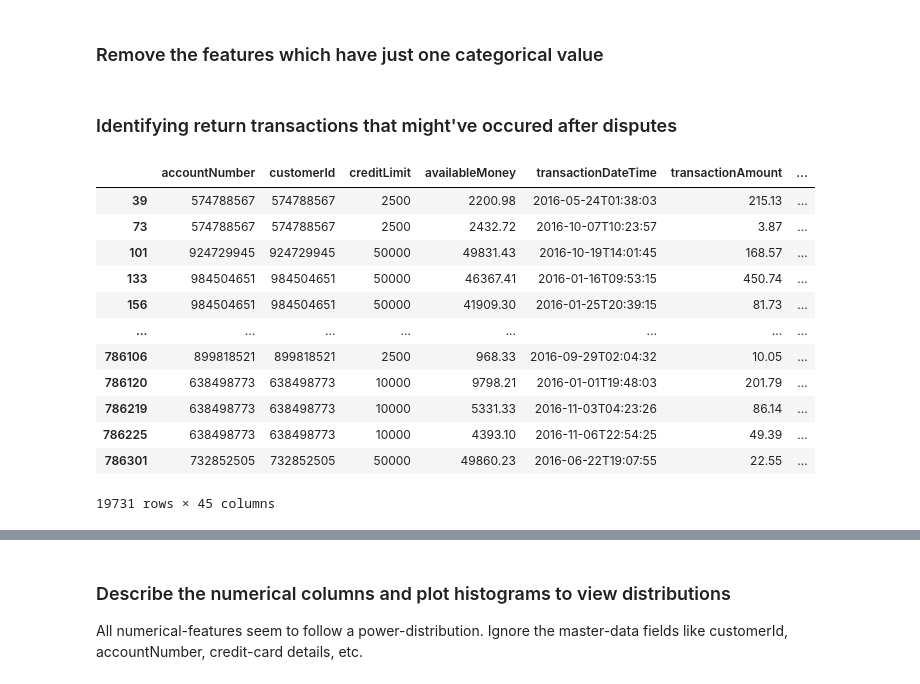
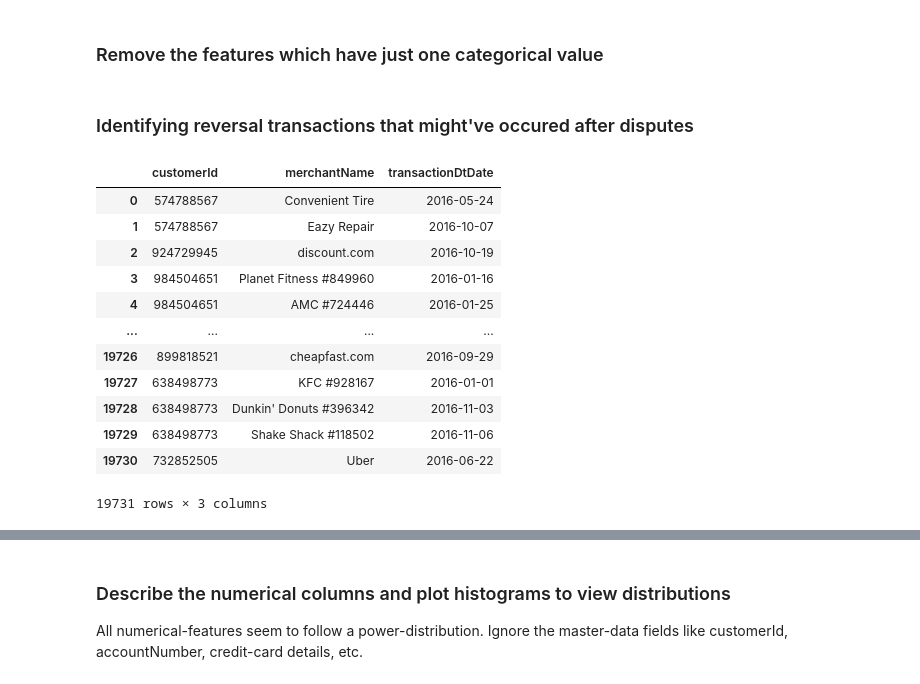
Before and after one commit to vikrantdeshpande09876/Credit_Card_Fraud_Detection, a Jupyter notebook: Codebase/Fraud_Detection_Classification.ipynb, the cells around one changed output, grey strips where cells are left out. Saved outputs shown, nothing was run; the diff lists cells and outputs as text; code cells hidden in the pictures.

Commit message:
Updated multiswipe detection and reversal-transaction identification logic

```diff
--- a/Codebase/Fraud_Detection_Classification.ipynb
+++ b/Codebase/Fraud_Detection_Classification.ipynb
@@ -99,6 +99,7 @@ def add_time_dependent_features(df, col, include_time_fields=False):
     df[col+'Month'] = df[col].dt.month
     df[col+'Day'] = df[col].dt.day
     df[col+'DayOfWeek'] = df[col].dt.weekday
+    df[col+'Date'] = df[col].dt.date
     if include_time_fields:
         df[col+'Hour'] = df[col].dt.hour
         df[col+'Min'] = df[col].dt.minute
@@ -128,21 +129,22 @@ columns_to_drop = nvalue_counts_df.index[nvalue_counts_df.values==1]
 main_df = df.copy(deep=True)
 main_df = main_df.drop(labels=columns_to_drop, axis=1)
 # %% [markdown]
-### Identifying return transactions that might've occured after disputes
+### Identifying reversal transactions that might've occured after disputes
 # %%
-reversals = df[(df['transactionType']=='REVERSAL') & (df['transactionAmount']>0)]
+reversals = main_df[(main_df['transactionType']=='REVERSAL') & (main_df['transactionAmount']>0)].reset_index(drop=True)
+reversals = reversals[['customerId', 'merchantName', 'transactionDtDate']]
 reversals
 # %% [output]
-|  | accountNumber | customerId | creditLimit | availableMoney | transactionDateTime | transactionAmount | ... |
-| 39 | 574788567 | 574788567 | 2500 | 2200.98 | 2016-05-24T01:38:03 | 215.13 | ... |
-| 73 | 574788567 | 574788567 | 2500 | 2432.72 | 2016-10-07T10:23:57 | 3.87 | ... |
-| 101 | 924729945 | 924729945 | 50000 | 49831.43 | 2016-10-19T14:01:45 | 168.57 | ... |
-| 133 | 984504651 | 984504651 | 50000 | 46367.41 | 2016-01-16T09:53:15 | 450.74 | ... |
-| 156 | 984504651 | 984504651 | 50000 | 41909.30 | 2016-01-25T20:39:15 | 81.73 | ... |
-| ... | ... | ... | ... | ... | ... | ... | ... |
-| 786106 | 899818521 | 899818521 | 2500 | 968.33 | 2016-09-29T02:04:32 | 10.05 | ... |
-| 786120 | 638498773 | 638498773 | 10000 | 9798.21 | 2016-01-01T19:48:03 | 201.79 | ... |
-| 786219 | 638498773 | 638498773 | 10000 | 5331.33 | 2016-11-03T04:23:26 | 86.14 | ... |
-| 786225 | 638498773 | 638498773 | 10000 | 4393.10 | 2016-11-06T22:54:25 | 49.39 | ... |
-| 786301 | 732852505 | 732852505 | 50000 | 49860.23 | 2016-06-22T19:07:55 | 22.55 | ... |
+|  | customerId | merchantName | transactionDtDate |
+| 0 | 574788567 | Convenient Tire | 2016-05-24 |
+| 1 | 574788567 | Eazy Repair | 2016-10-07 |
+| 2 | 924729945 | discount.com | 2016-10-19 |
+| 3 | 984504651 | Planet Fitness #849960 | 2016-01-16 |
+| 4 | 984504651 | AMC #724446 | 2016-01-25 |
+| ... | ... | ... | ... |
+| 19726 | 899818521 | cheapfast.com | 2016-09-29 |
+| 19727 | 638498773 | KFC #928167 | 2016-01-01 |
+| 19728 | 638498773 | Dunkin' Donuts #396342 | 2016-11-03 |
+| 19729 | 638498773 | Shake Shack #118502 | 2016-11-06 |
+| 19730 | 732852505 | Uber | 2016-06-22 |
-19731 rows × 45 columns
+19731 rows × 3 columns
```
Also changed, not shown: parts of 9 cells of this notebook.
